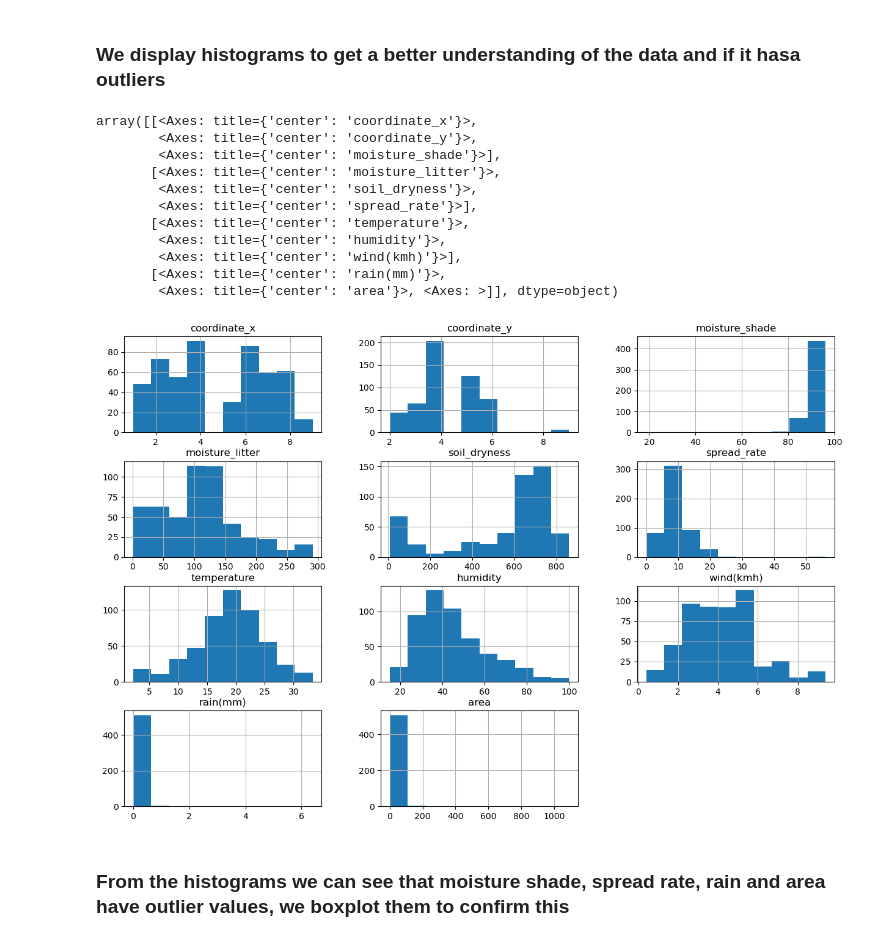
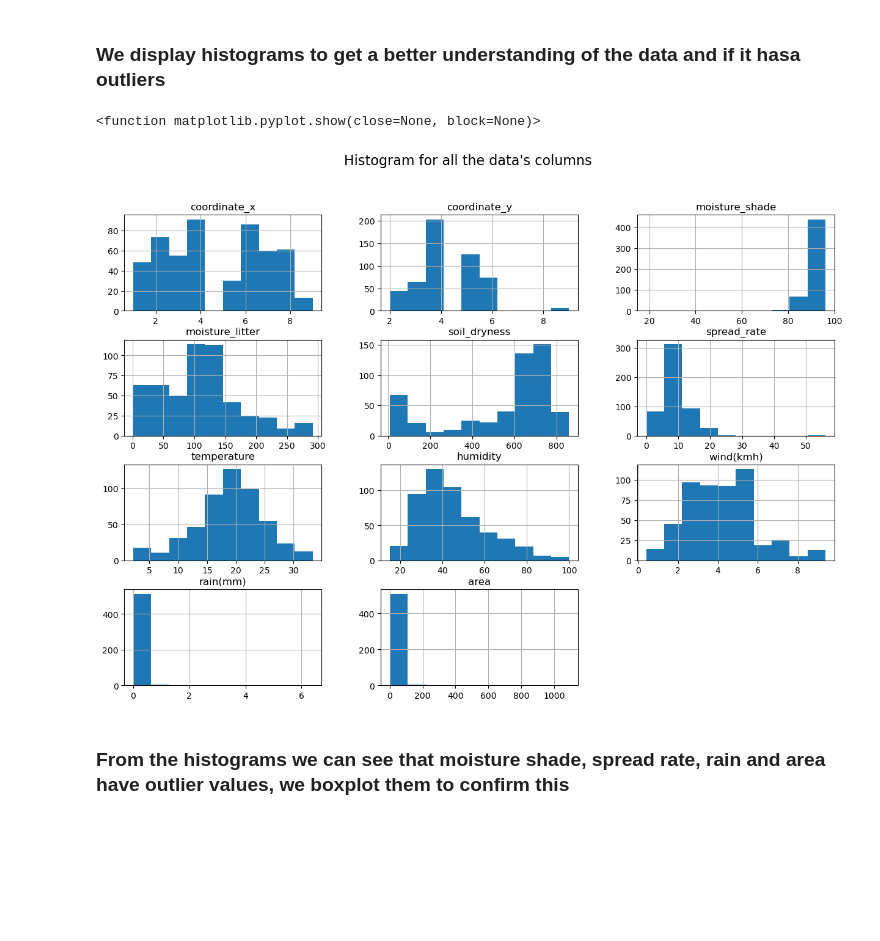
Before and after one commit to Sati2030/COMP1008_Seiji, a Jupyter notebook: CourseWork/202324COMP1008-psyss27.ipynb, the cells around one changed output. Drawn from its saved outputs; the diff is of its cells as text; code cells hidden in the pictures; blank space fills up the shorter version.

```diff
--- a/CourseWork/202324COMP1008-psyss27.ipynb
+++ b/CourseWork/202324COMP1008-psyss27.ipynb
@@ -67,21 +68,13 @@ data.head()
 We can see that day an month are categorical and non numerical, we could one-hot encode them
 # %% [markdown]
 ### We display histograms to get a better understanding of the data and if it hasa outliers
-# %%
-data.hist(figsize=(15,10))
-# %% [output]
-array([[<Axes: title={'center': 'coordinate_x'}>,
-        <Axes: title={'center': 'coordinate_y'}>,
-        <Axes: title={'center': 'moisture_shade'}>],
-       [<Axes: title={'center': 'moisture_litter'}>,
-        <Axes: title={'center': 'soil_dryness'}>,
-        <Axes: title={'center': 'spread_rate'}>],
-       [<Axes: title={'center': 'temperature'}>,
-        <Axes: title={'center': 'humidity'}>,
-        <Axes: title={'center': 'wind(kmh)'}>],
-       [<Axes: title={'center': 'rain(mm)'}>,
-        <Axes: title={'center': 'area'}>, <Axes: >]], dtype=object)
-[figure, removed]
+# %%
+data.hist(figsize=(15,10))
+plt.suptitle("Histogram for all the data's columns",fontsize=16)
+plt.show
+# %% [output]
+<function matplotlib.pyplot.show(close=None, block=None)>
+[figure, added]
 # %% [markdown]
 ### From the histograms we can see that moisture shade, spread rate, rain and area have outlier values, we boxplot them to confirm this
 # %%
```
Also changed, not shown: parts of 38 cells of this notebook, 2 other files.
